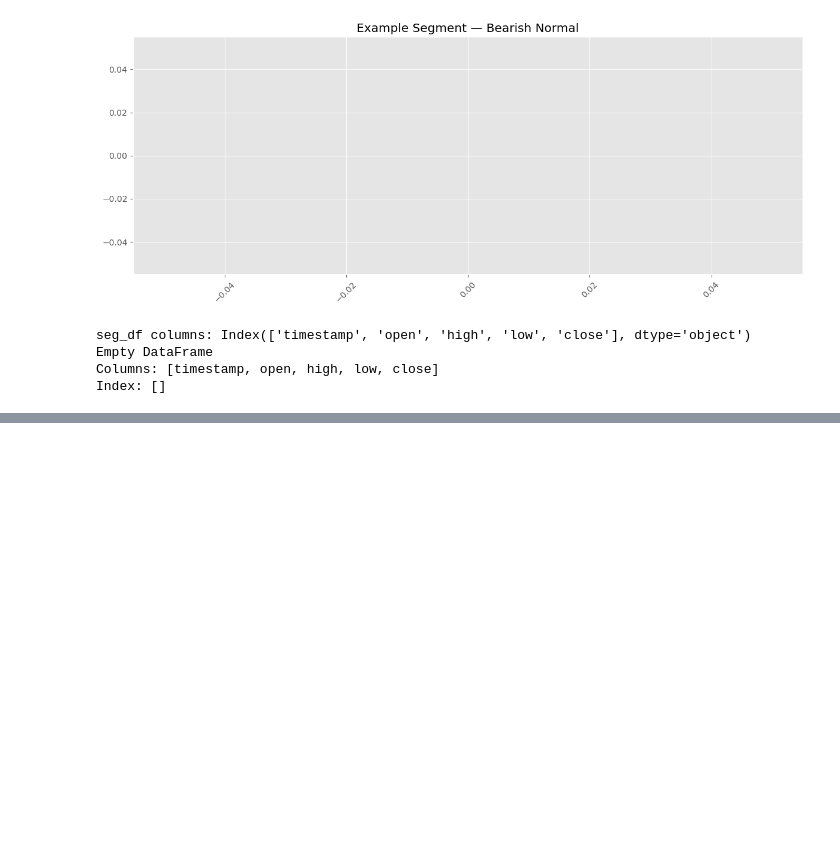
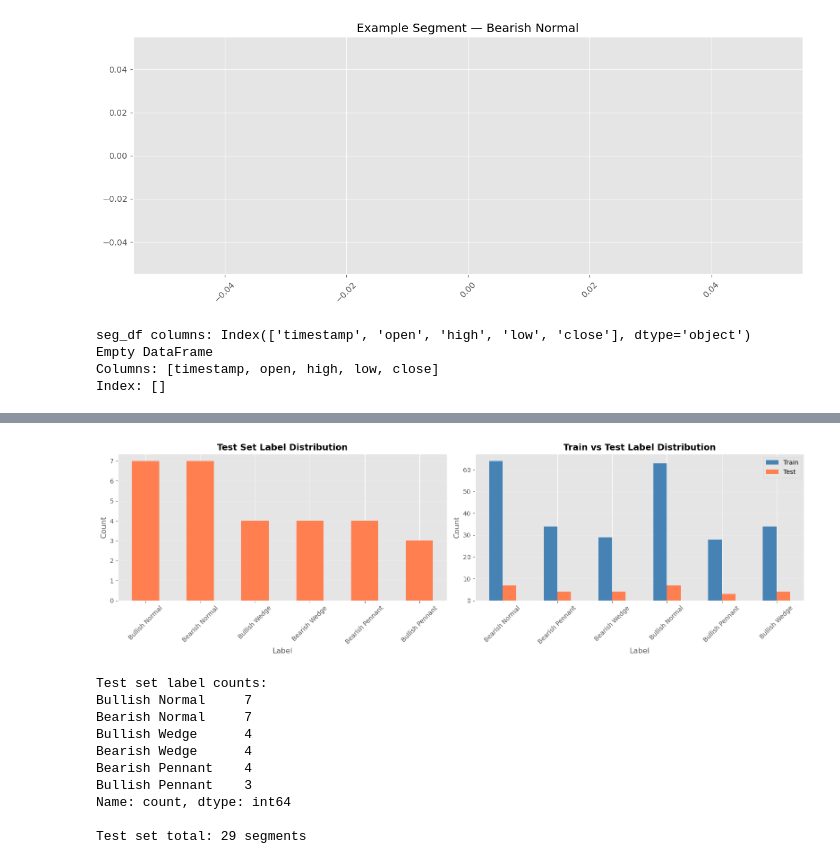
Before and after one commit to matesze41/vitmma19-pw, a Jupyter notebook: notebook/01-data-exploration.ipynb, the cells around one changed output, grey strips where cells are left out. Drawn from its saved outputs; the diff is of its cells as text; code cells hidden in the pictures; blank space fills up the shorter version.

```diff
--- a/notebook/01-data-exploration.ipynb
+++ b/notebook/01-data-exploration.ipynb
@@ -411,3 +465,52 @@ Unique labels: ['Bearish Normal' 'Bullish Normal' 'Bearish Wedge' 'Bullish Wedge
+# %%
+# Visualize test set label distribution
+import matplotlib.pyplot as plt
+
+test_labels = [all_segments[i]["label"] for i in test_indices]
+test_label_counts = pd.Series(test_labels).value_counts()
+
+fig, axes = plt.subplots(1, 2, figsize=(16, 5))
+
+# Test set distribution
+test_label_counts.plot(kind="bar", ax=axes[0], color='coral')
+axes[0].set_title("Test Set Label Distribution", fontsize=14, fontweight='bold')
+axes[0].set_xlabel("Label")
+axes[0].set_ylabel("Count")
+axes[0].tick_params(axis='x', rotation=45)
+axes[0].grid(True, alpha=0.3, axis='y')
+
+# Train vs Test comparison
+train_labels = [all_segments[i]["label"] for i in train_indices]
+comparison_counts = pd.DataFrame({
+    'Train': pd.Series(train_labels).value_counts().sort_index(),
+    'Test': pd.Series(test_labels).value_counts().sort_index()
+})
+comparison_counts.plot(kind="bar", ax=axes[1], color=['steelblue', 'coral'])
+axes[1].set_title("Train vs Test Label Distribution", fontsize=14, fontweight='bold')
+axes[1].set_xlabel("Label")
+axes[1].set_ylabel("Count")
+axes[1].tick_params(axis='x', rotation=45)
+axes[1].legend(['Train', 'Test'])
+axes[1].grid(True, alpha=0.3, axis='y')
+
+plt.tight_layout()
+plt.show()
+
+print("Test set label counts:")
+print(test_label_counts)
+print(f"\nTest set total: {len(test_labels)} segments")
+# %% [output]
+[figure, added]
+Test set label counts:
+Bullish Normal     7
+Bearish Normal     7
+Bullish Wedge      4
+Bearish Wedge      4
+Bearish Pennant    4
+Bullish Pennant    3
+Name: count, dtype: int64
+
+Test set total: 29 segments
 # %%
 # Persist loaded data to the workspace data directory
 import os
```
Also changed, not shown: parts of 12 cells of this notebook, 7 other files.
